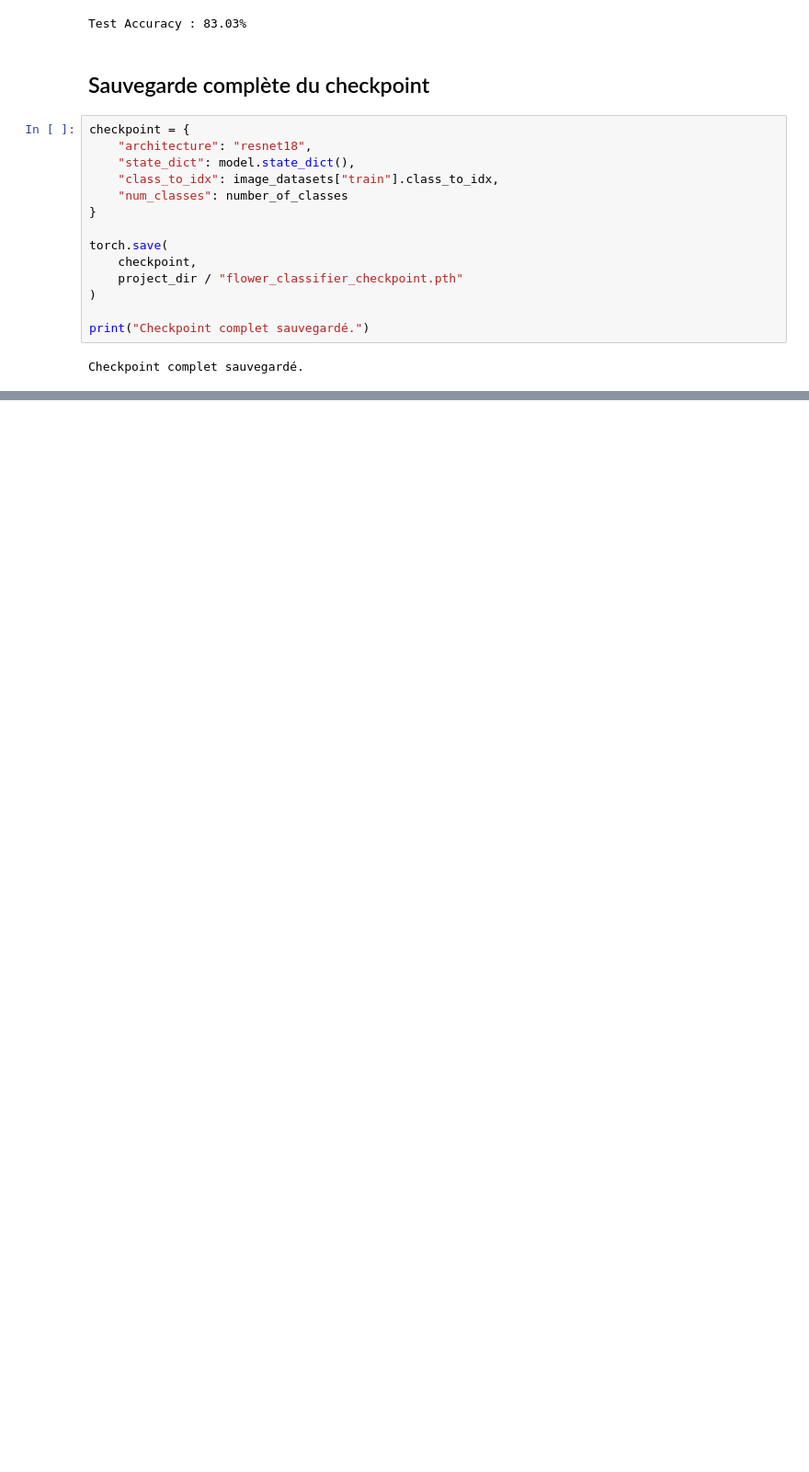
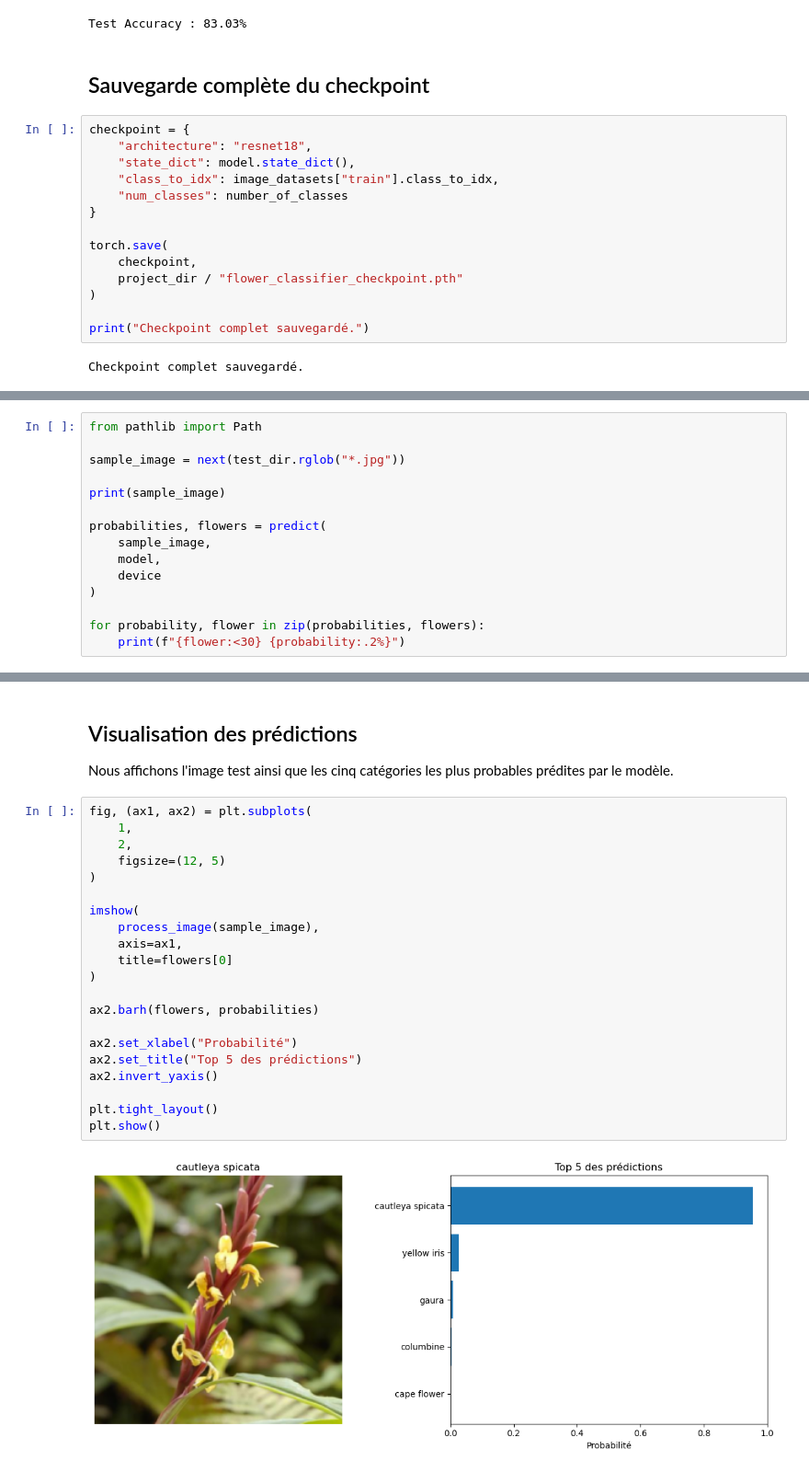
Before and after one commit to DonBos27/flowers-classification-pytorch, a Jupyter notebook: notebooks/Image Classifier Project.ipynb, the cells around one changed output, grey strips where cells are left out. Shown at 92% size. Cells and saved outputs as stored; diff of their text form; blank space fills up the shorter version.

Commit message:
Test image de prediction et sa visualisation

```diff
--- a/notebooks/Image Classifier Project.ipynb
+++ b/notebooks/Image Classifier Project.ipynb
@@ -533,0 +605,15 @@ Checkpoint complet sauvegardé.
+# %%
+from pathlib import Path
+
+sample_image = next(test_dir.rglob("*.jpg"))
+
+print(sample_image)
+
+probabilities, flowers = predict(
+    sample_image,
+    model,
+    device
+)
+
+for probability, flower in zip(probabilities, flowers):
+    print(f"{flower:<30} {probability:.2%}")
@@ -533,0 +627,27 @@ Checkpoint complet sauvegardé.
+# %% [markdown]
+## Visualisation des prédictions
+
+Nous affichons l'image test ainsi que les cinq catégories les plus probables prédites par le modèle.
+# %%
+fig, (ax1, ax2) = plt.subplots(
+    1,
+    2,
+    figsize=(12, 5)
+)
+
+imshow(
+    process_image(sample_image),
+    axis=ax1,
+    title=flowers[0]
+)
+
+ax2.barh(flowers, probabilities)
+
+ax2.set_xlabel("Probabilité")
+ax2.set_title("Top 5 des prédictions")
+ax2.invert_yaxis()
+
+plt.tight_layout()
+plt.show()
+# %% [output]
+[figure, added]
```
Also changed, not shown: parts of 5 cells of this notebook.
